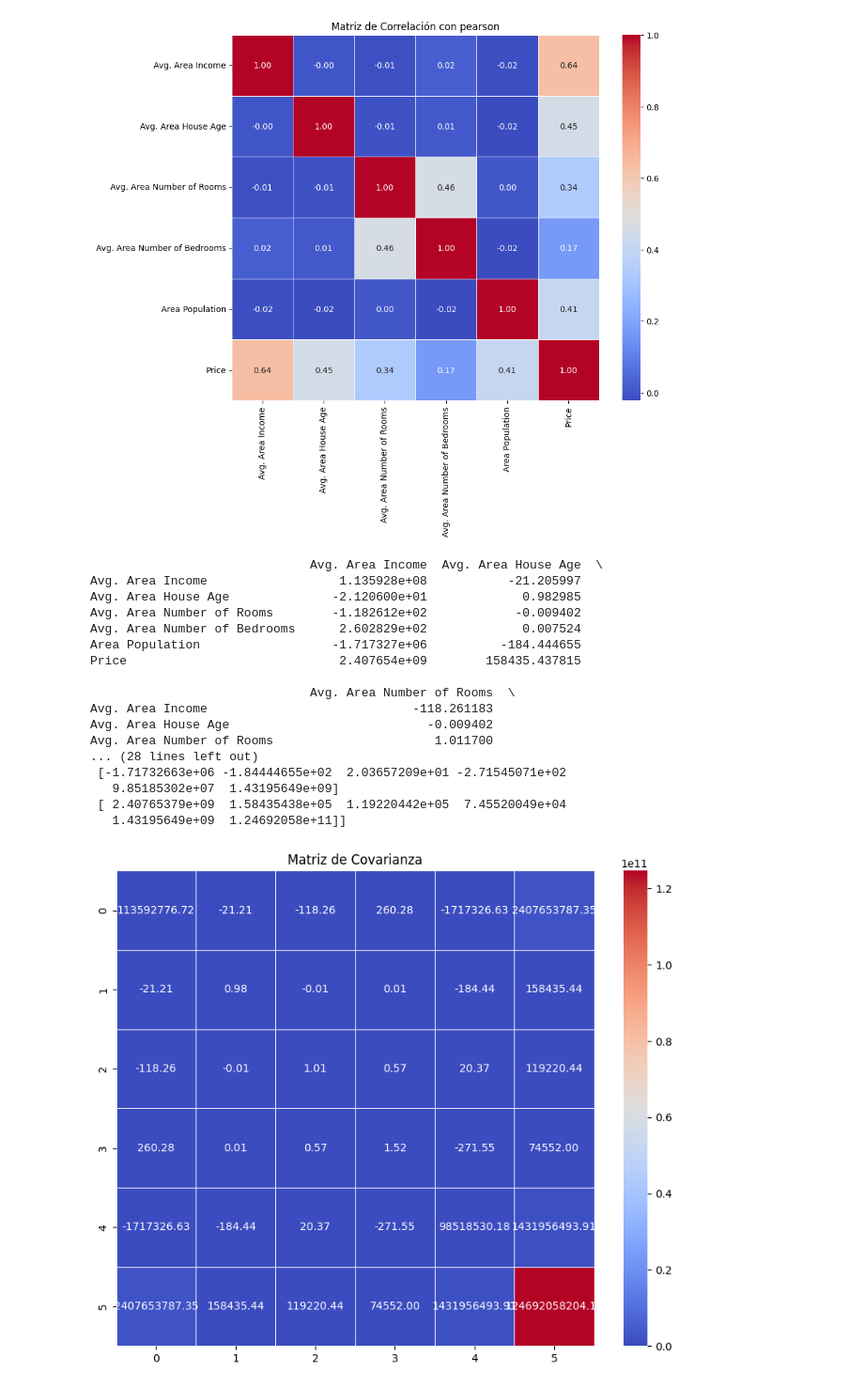
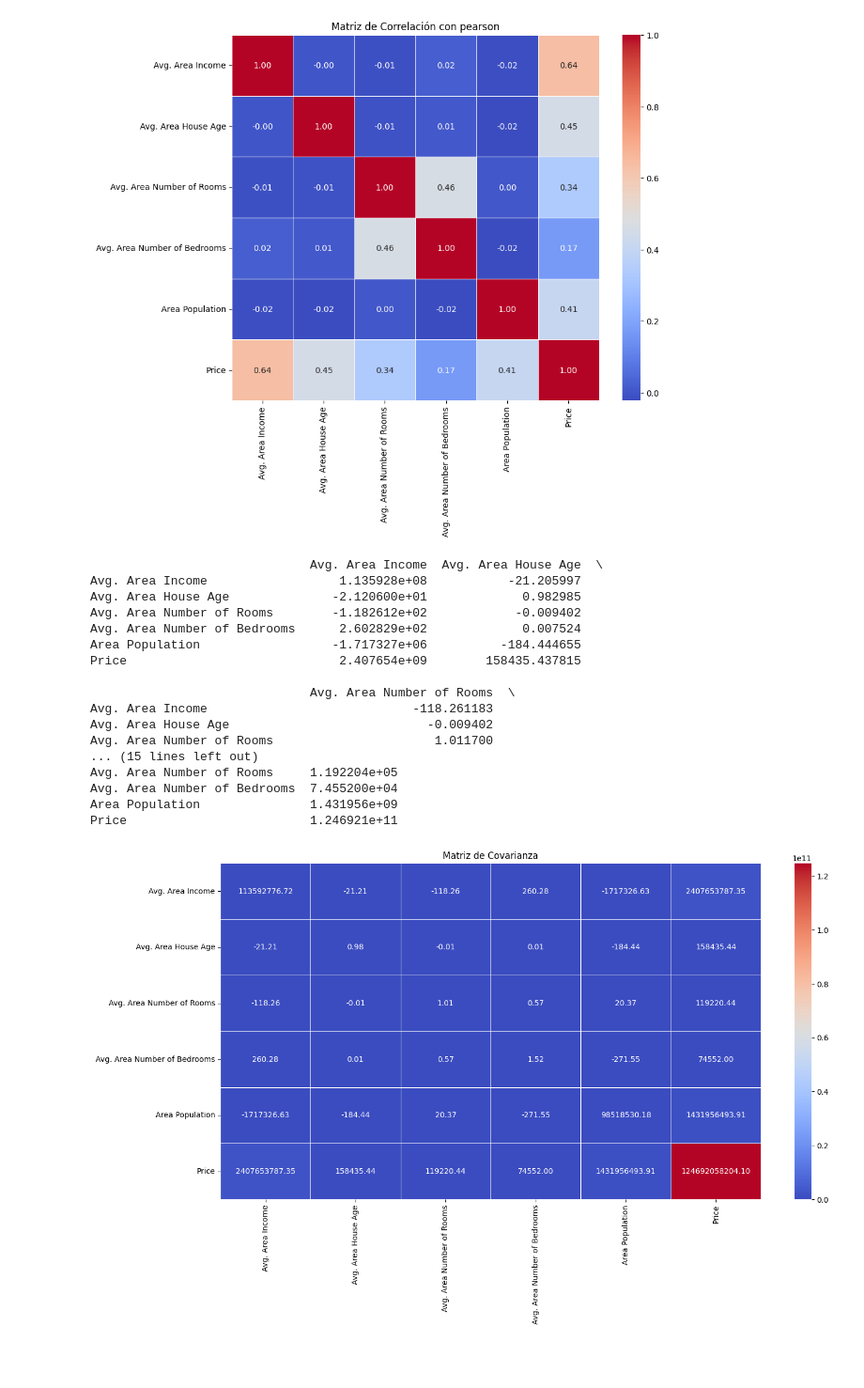
Before and after one commit to Mayte-Tixi/Machine-Learning, a Jupyter notebook: correlaciondepearson.ipynb, the cells around one changed output. Shown: that part at 94% size. Saved outputs shown, nothing was run; the diff lists cells and outputs as text; code cells hidden in the pictures; blank space fills up the shorter version.

```diff
--- a/correlaciondepearson.ipynb
+++ b/correlaciondepearson.ipynb
@@ -92,13 +92,13 @@ plt.show()
 # la funcion cov() esta dentro de la libreria numpy
 import numpy as np
 matriz_covarianza=df.cov()
-#print(matriz_covarianza)
+print(matriz_covarianza)
 
 #permite visualizar solamente la matriz
-matriz_covarianza = np.cov(df, rowvar=False)  # rowvar=False para tratar cada columna como una variable
+#matriz_covarianza = np.cov(df, rowvar=False)  # rowvar=False para tratar cada columna como una variable
 # Mostrar la matriz de covarianza
-print("Matriz de Covarianza:")
-print(matriz_covarianza)
+#print("Matriz de Covarianza:")
+#print(matriz_covarianza)
 # %% [output]
                               Avg. Area Income  Avg. Area House Age  \
 Avg. Area Income                  1.135928e+08           -21.205997
@@ -112,16 +112,16 @@ Price                             2.407654e+09        158435.437815
 Avg. Area Income                            -118.261183
 Avg. Area House Age                           -0.009402
 Avg. Area Number of Rooms                      1.011700
-... (28 lines left out)
- [-1.71732663e+06 -1.84444655e+02  2.03657209e+01 -2.71545071e+02
-   9.85185302e+07  1.43195649e+09]
- [ 2.40765379e+09  1.58435438e+05  1.19220442e+05  7.45520049e+04
-   1.43195649e+09  1.24692058e+11]]
+... (15 lines left out)
+Avg. Area Number of Rooms     1.192204e+05
+Avg. Area Number of Bedrooms  7.455200e+04
+Area Population               1.431956e+09
+Price                         1.246921e+11
 # %%
 # disenar el grafico para visualizar los datos de la matriz de covarinza
-plt.figure(figsize=(10, 8))
-sns.heatmap(matriz_covarianza, annot=True, cmap='coolwarm', fmt='.2f', linewidths=0.5)
+plt.figure(figsize=(16, 8))
+sns.heatmap(matriz_covarianza, annot=True, cmap='coolwarm', fmt='.2f', linewidths=0.5, xticklabels=matriz_covarianza.columns, yticklabels=matriz_covarianza.columns)
 plt.title('Matriz de Covarianza')
 plt.show()
 # %% [output]
-[figure, old version]
+[figure, new version]
```
